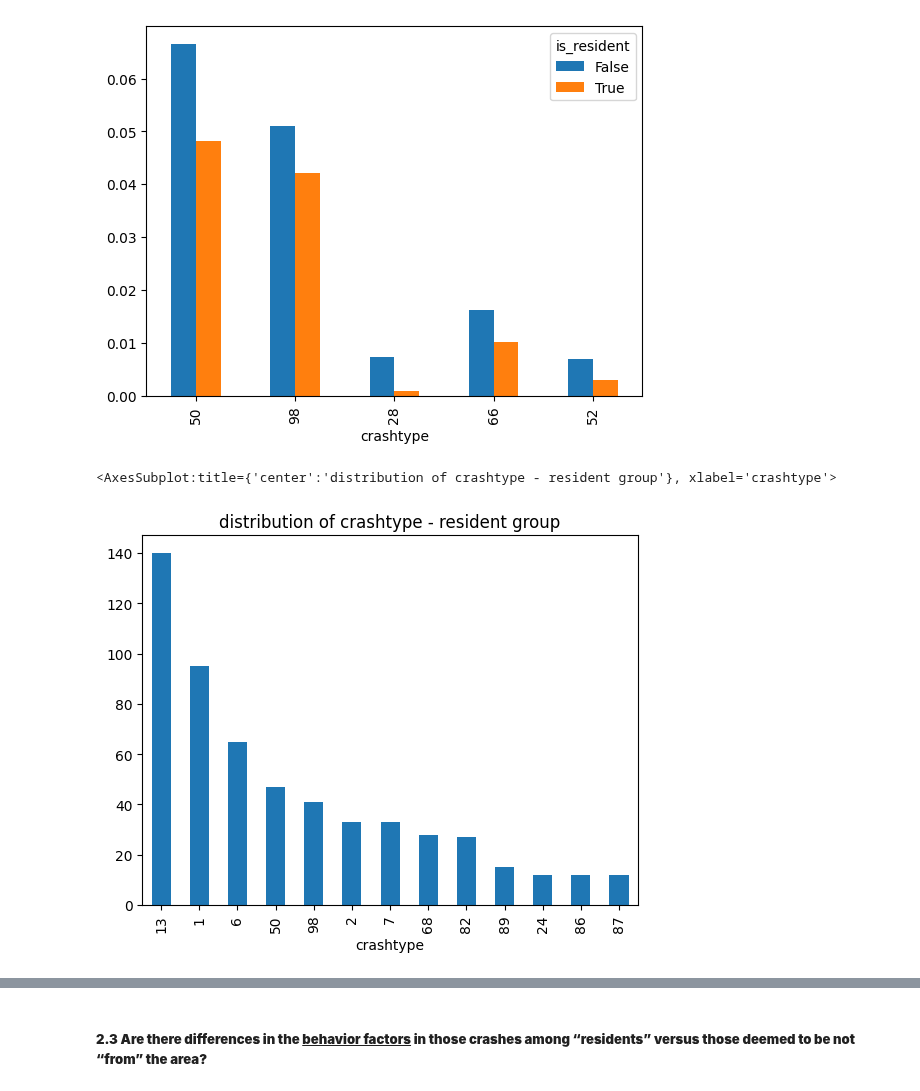
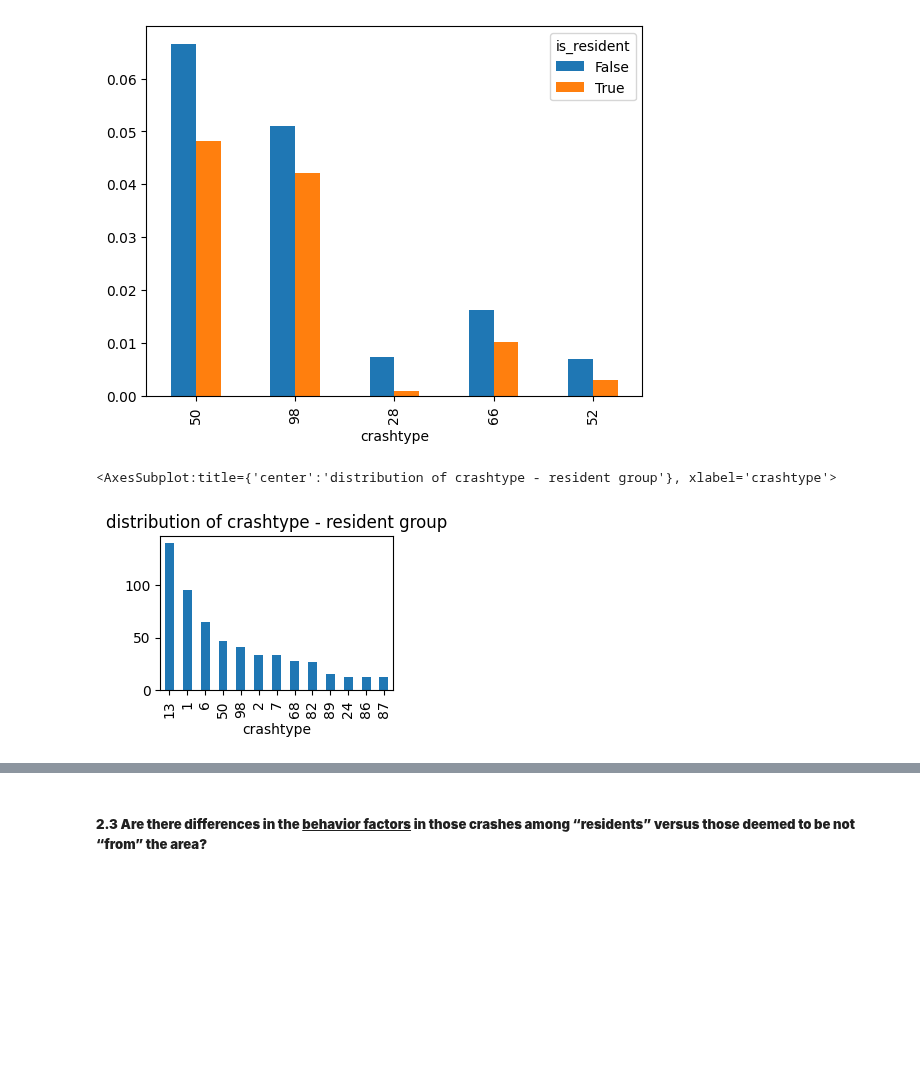
Before and after one commit to Chacoon3/Info-Challenge-2023, a Jupyter notebook: code_py/analysis.ipynb, the cells around one changed output, grey strips where cells are left out. Cells and saved outputs as stored; diff of their text form; code cells hidden in the pictures; blank space fills up the shorter version.

```diff
--- a/code_py/analysis.ipynb
+++ b/code_py/analysis.ipynb
@@ -206,19 +215,27 @@ df_crash_pivoted.case_proportion[:5].plot(kind = 'bar')
 # %%
 resident_crashes = df_data_crash[
         df_data_crash.is_resident
     ].set_index(
         drop=True, keys='crashtype'
     )
 
+
+non_resident_crashes = df_data_crash[
+        df_data_crash.is_resident == False
+    ].set_index(
+        drop=True, keys='crashtype'
+    )
+
+
 # filter the  crash types which have their count of occurences no less than the upper quartile
 resident_crashes[
     resident_crashes.case_count >= resident_crashes.case_count.quantile(.75)
 ].case_count.sort_values(
     ascending=False
 ).plot(
-    kind = 'bar', title = 'distribution of crashtype - resident group',
+    kind = 'bar', title = 'distribution of crashtype - resident group', figsize=(3,2)
 )
 # %% [output]
 <AxesSubplot:title={'center':'distribution of crashtype - resident group'}, xlabel='crashtype'>
-[figure, old version]
+[figure, new version]
 # %%
```
Also changed, not shown: parts of 30 cells of this notebook, 6 other files.
